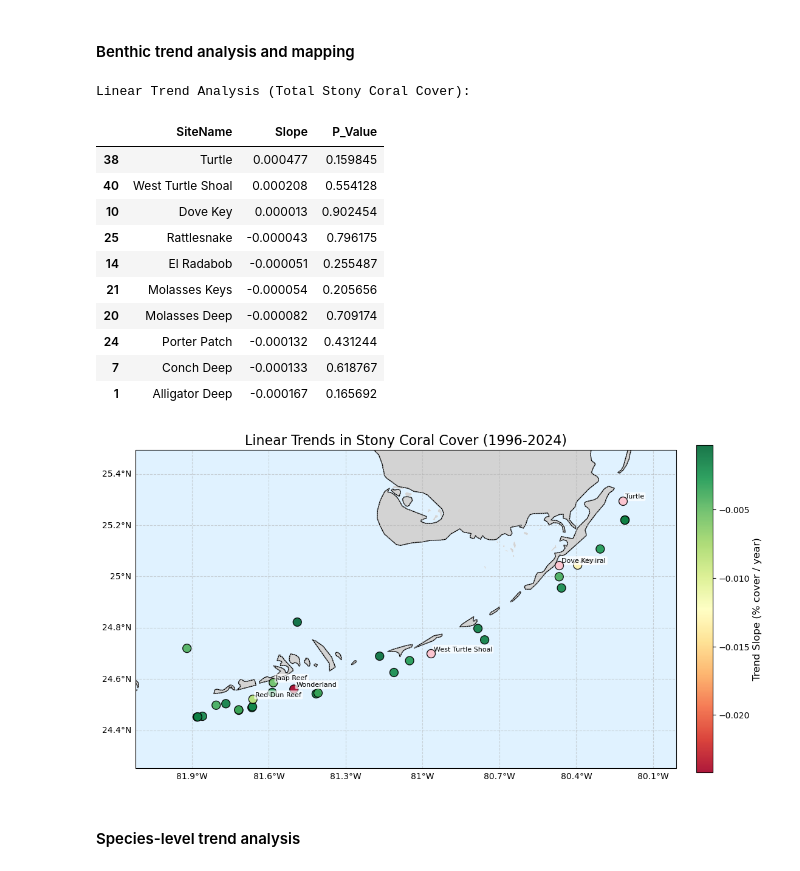
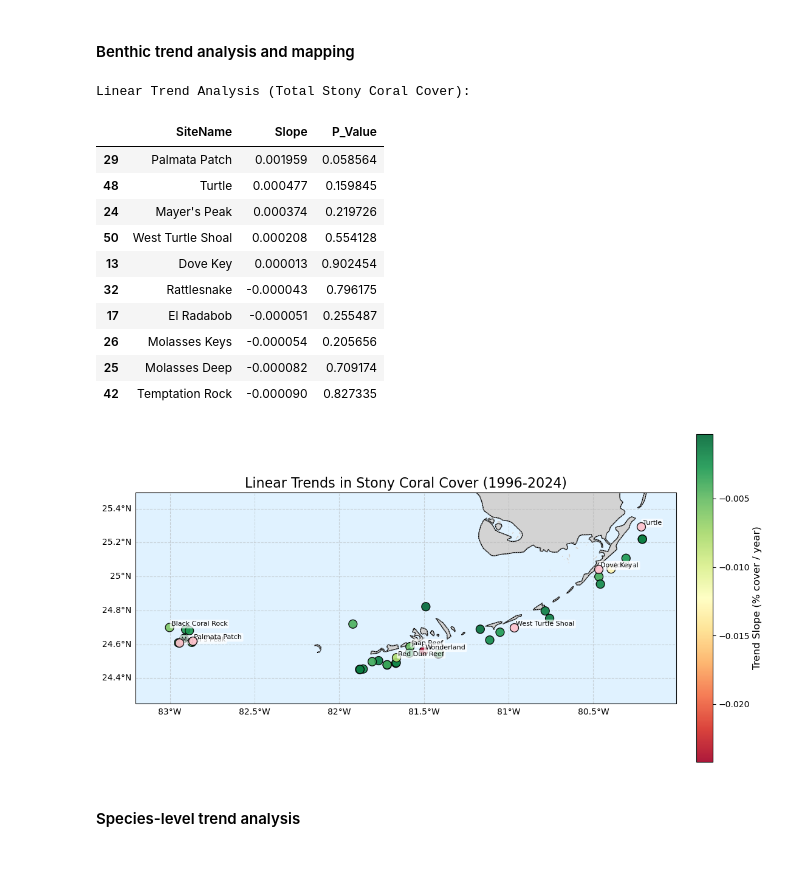
Before and after one commit to eqmh/multitressor, a Jupyter notebook: corals_stressors.ipynb, the cells around one changed output. Cells and saved outputs as stored; diff of their text form; code cells hidden in the pictures.

```diff
--- a/corals_stressors.ipynb
+++ b/corals_stressors.ipynb
@@ -15,16 +15,20 @@ from shapely.geometry import Point
 import seaborn as sns
 
 # Setting the path for convenience
-data_dir = os.path.expanduser("~/multitressor/CREMP_CSV_Files")
-print(f"Environment ready. Data directory set to: {data_dir}")
+data_dir_fk = os.path.expanduser("~/multitressor/CREMP_CSV_Files")
+data_dir_dt = os.path.expanduser("~/multitressor/DTCREMP_CSV_Files")
+print(f"Environment ready. Data directory set to: {data_dir_fk}")
 # %% [output]
 Environment ready. Data directory set to: /home/enrique.montes@CNS.local/multitressor/CREMP_CSV_Files
 # %% [markdown]
 #### Load data and render map showing location of CREMP monitoring sites
 # %%
 # 1. Load the dataset
-stations_path = os.path.join(data_dir, "CREMP_Stations_2024.csv")
-df_stations = pd.read_csv(stations_path)
+stations_path_fk = os.path.join(data_dir_fk, "CREMP_Stations_2024.csv")
+stations_path_dt = os.path.join(data_dir_dt, "DTCREMP_Stations_2024.csv")
+df_stations_fk = pd.read_csv(stations_path_fk)
+df_stations_dt = pd.read_csv(stations_path_dt)
+df_stations = pd.concat([df_stations_fk, df_stations_dt], ignore_index=True)
 
 # 2. Initialize the map with Satellite Imagery
 # We use Esri.WorldImagery for the satellite background
@@ -63,10 +67,14 @@ m
 # %% [markdown]
 #### Benthic trend analysis and mapping
 # %%
-# Load data and calculate trends
-pcover_path = os.path.join(data_dir, "CREMP_Pcover_StonyCoralSpecies_2024.csv")
-df_pcover = pd.read_csv(pcover_path)
+# Load data
+pcover_path_fk = os.path.join(data_dir_fk, "CREMP_Pcover_StonyCoralSpecies_2024.csv")
+pcover_path_dt = os.path.join(data_dir_dt, "DTCREMP_Pcover_StonyCoralSpecies_2024.csv")
+df_pcover_fk = pd.read_csv(pcover_path_fk)
+df_pcover_dt = pd.read_csv(pcover_path_dt)
+df_pcover = pd.concat([df_pcover_fk, df_pcover_dt], ignore_index=True)
 
+# Calculate total stony coral cover per site per year
 species_cols = df_pcover.columns[11:]
 df_pcover['Total_Cover'] = df_pcover[species_cols].sum(axis=1)
 site_annual = df_pcover.groupby(['SiteName', 'SampleYear'])['Total_Cover'].mean().reset_index()
@@ -116,44 +124,44 @@ ax.scatter(df_pos['lonDD'], df_pos['latDD'],
            s=100, edgecolor='black', alpha=0.9,
            transform=ccrs.PlateCarree(), zorder=4)
 
 # Set the map extent to focus on the Florida Keys / study area
 # [min_lon, max_lon, min_lat, max_lat]
 ax.set_extent([df_map_data['lonDD'].min() - 0.2, df_map_data['lonDD'].max() + 0.2,
                df_map_data['latDD'].min() - 0.2, df_map_data['latDD'].max() + 0.2],
               crs=ccrs.PlateCarree())
 
 # Add colorbar
 cbar = plt.colorbar(sc, ax=ax, orientation='vertical', pad=0.03, shrink=0.7)
 cbar.set_label('Trend Slope (% cover / year)', fontsize=12)
 
 # Add gridlines and labels
 gl = ax.gridlines(draw_labels=True, linestyle='--', alpha=0.5, zorder=2)
 gl.top_labels = False
 gl.right_labels = False
 
 # Labels for significant sites (p < 0.05)
 for idx, row in df_map_data.iterrows():
     if row['Slope'] <= -0.005 or row['Slope'] >= 0:
         ax.text(row['lonDD'] + 0.01, row['latDD'] + 0.01, row['SiteName'],
                 fontsize=8, transform=ccrs.PlateCarree(),
                 bbox=dict(boxstyle='round,pad=0.2', fc='white', alpha=0.7, ec='none'))
 
 plt.title('Linear Trends in Stony Coral Cover (1996-2024)', fontsize=16)
 plt.show()
 # %% [output]
 Linear Trend Analysis (Total Stony Coral Cover):
 |  | SiteName | Slope | P_Value |
-| 38 | Turtle | 0.000477 | 0.159845 |
-| 40 | West Turtle Shoal | 0.000208 | 0.554128 |
-| 10 | Dove Key | 0.000013 | 0.902454 |
-| 25 | Rattlesnake | -0.000043 | 0.796175 |
-| 14 | El Radabob | -0.000051 | 0.255487 |
-| 21 | Molasses Keys | -0.000054 | 0.205656 |
-| 20 | Molasses Deep | -0.000082 | 0.709174 |
-| 24 | Porter Patch | -0.000132 | 0.431244 |
-| 7 | Conch Deep | -0.000133 | 0.618767 |
-| 1 | Alligator Deep | -0.000167 | 0.165692 |
+| 29 | Palmata Patch | 0.001959 | 0.058564 |
+| 48 | Turtle | 0.000477 | 0.159845 |
+| 24 | Mayer's Peak | 0.000374 | 0.219726 |
+| 50 | West Turtle Shoal | 0.000208 | 0.554128 |
+| 13 | Dove Key | 0.000013 | 0.902454 |
+| 32 | Rattlesnake | -0.000043 | 0.796175 |
+| 17 | El Radabob | -0.000051 | 0.255487 |
+| 26 | Molasses Keys | -0.000054 | 0.205656 |
+| 25 | Molasses Deep | -0.000082 | 0.709174 |
+| 42 | Temptation Rock | -0.000090 | 0.827335 |
-[figure, old version]
+[figure, new version]
 # %% [markdown]
 #### Species-level trend analysis
 # %%
```
Also changed, not shown: parts of 12 cells of this notebook.
